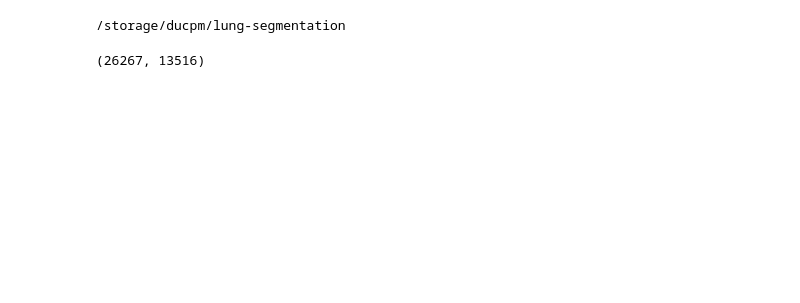
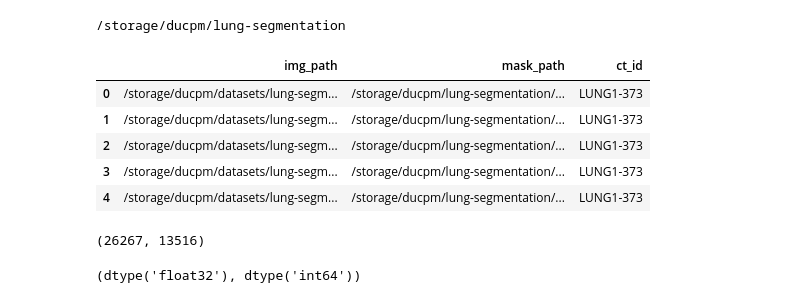
Before and after one commit to minhduc0711/lung-segmentation, a Jupyter notebook: notebooks/1.3-duc-test-csv-metadata.ipynb, the cells around one changed output. Cells and saved outputs as stored; diff of their text form; code cells hidden in the pictures; blank space fills up the shorter version.

```diff
--- a/notebooks/1.3-duc-test-csv-metadata.ipynb
+++ b/notebooks/1.3-duc-test-csv-metadata.ipynb
@@ -39,3 +38,17 @@ from src.preprocess import Clip, Normalize, ToTensor
 #df["ct_id"] = df["mask_path"].apply(lambda path: path.split("/")[-2])
 #df.head()
 #df.to_csv("data/processed/NSCLC-Radiomics_metadata_v2.csv", index=False)
+# %%
+# resolved all paths
+df = pd.read_csv("data/processed/NSCLC-Radiomics_metadata_v2.csv")
+resolve_fn = lambda p: str(Path(p).resolve())
+df["mask_path"] = df["mask_path"].apply(resolve_fn)
+df["img_path"] = df["img_path"].apply(resolve_fn)
+df.head()
+# %% [output]
+|  | img_path | mask_path | ct_id |
+| 0 | /storage/ducpm/datasets/lung-segm... | /storage/ducpm/lung-segmentation/... | LUNG1-373 |
+| 1 | /storage/ducpm/datasets/lung-segm... | /storage/ducpm/lung-segmentation/... | LUNG1-373 |
+| 2 | /storage/ducpm/datasets/lung-segm... | /storage/ducpm/lung-segmentation/... | LUNG1-373 |
+| 3 | /storage/ducpm/datasets/lung-segm... | /storage/ducpm/lung-segmentation/... | LUNG1-373 |
+| 4 | /storage/ducpm/datasets/lung-segm... | /storage/ducpm/lung-segmentation/... | LUNG1-373 |
@@ -66,6 +81,12 @@ val_loader = DataLoader( val_ds, batch_size=16, collate_fn=simple_collate_fn, nu
 len(train_ds), len(val_ds)
 # %% [output]
 (26267, 13516)
+# %%
+sample = val_ds[0]
+X,y = sample["img"], sample["mask"]
+X.dtype, y.dtype
+# %% [output]
+(dtype('float32'), dtype('int64'))
 # %%
 X_batch, y_batch = next(iter(train_loader))
 plot_batch(X_batch, y_batch, nrows=4, ncols=4)
```
Also changed, not shown: parts of 4 cells of this notebook, 12 other files.
